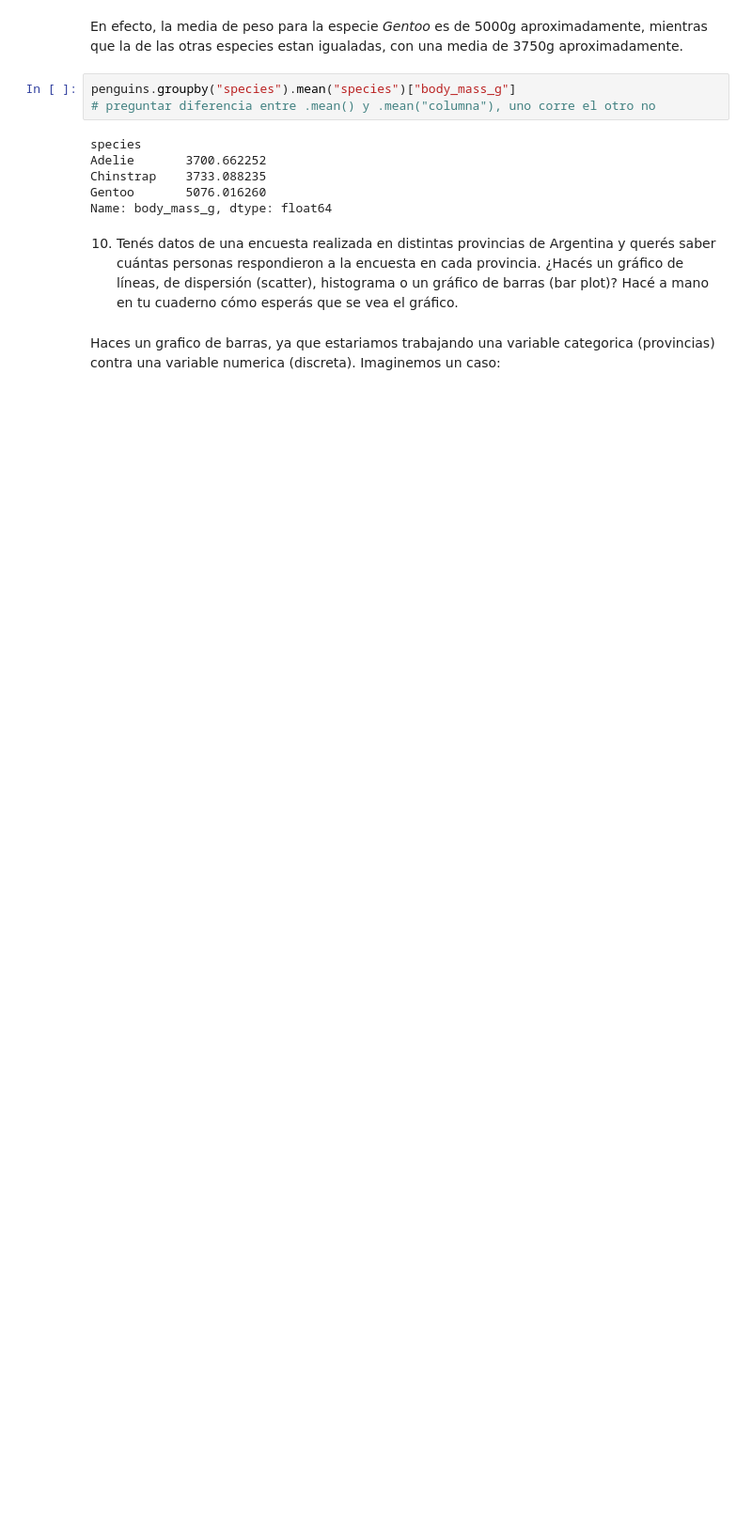
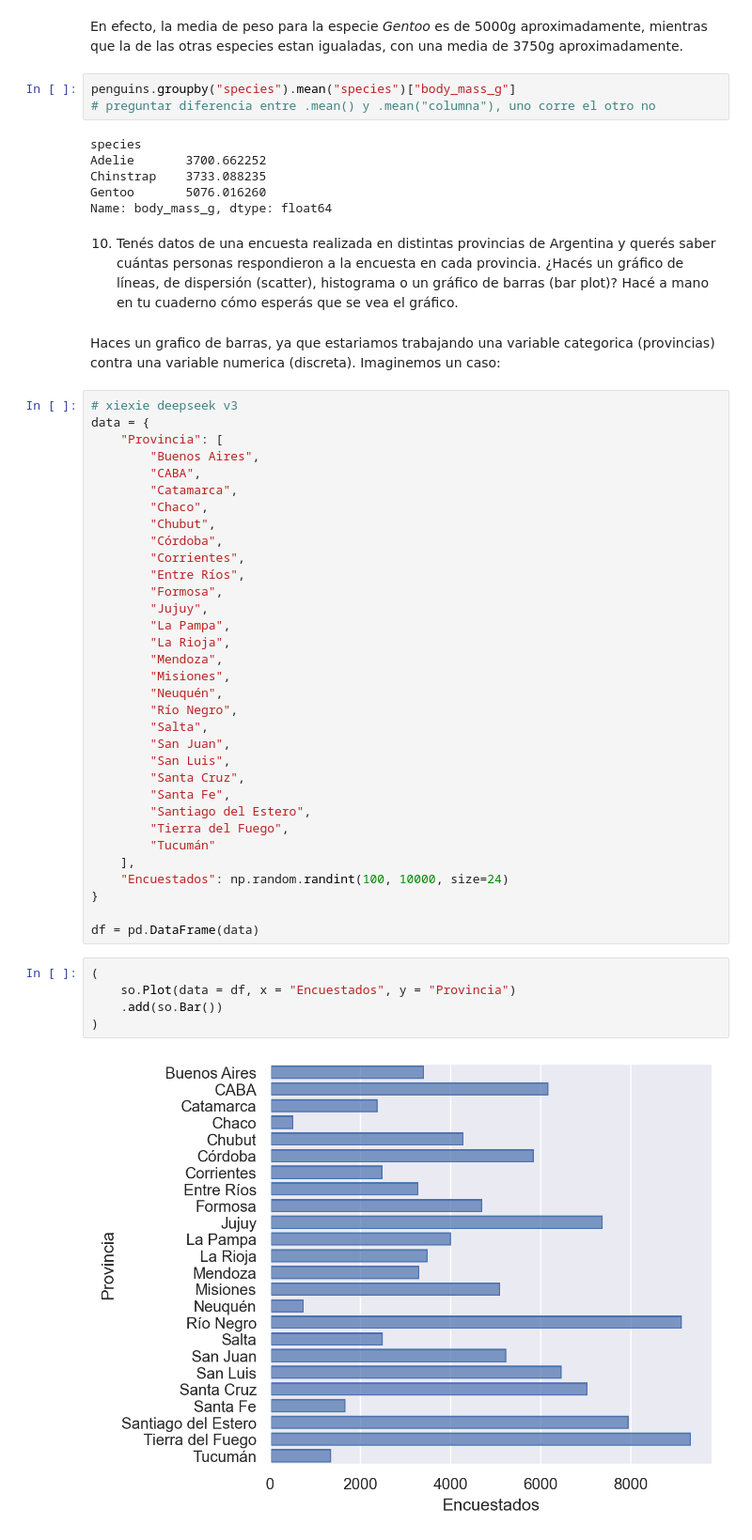
Before and after one commit to lmendezayl/uba-ldd-ic, a Jupyter notebook: guias/soluciones/practica3.ipynb, the cells around one changed output. Shown at 94% size. Drawn from its saved outputs; the diff is of its cells as text; blank space fills up the shorter version.

```diff
--- a/guias/soluciones/practica3.ipynb
+++ b/guias/soluciones/practica3.ipynb
@@ -340,3 +343,43 @@ cómo esperás que se vea el gráfico.
 # %% [markdown]
 Haces un grafico de barras, ya que estariamos trabajando una variable categorica (provincias) contra una variable numerica (discreta).
 Imaginemos un caso:
+# %%
+# xiexie deepseek v3
+data = {
+    "Provincia": [
+        "Buenos Aires",
+        "CABA",
+        "Catamarca",
+        "Chaco",
+        "Chubut",
+        "Córdoba",
+        "Corrientes",
+        "Entre Ríos",
+        "Formosa",
+        "Jujuy",
+        "La Pampa",
+        "La Rioja",
+        "Mendoza",
+        "Misiones",
+        "Neuquén",
+        "Río Negro",
+        "Salta",
+        "San Juan",
+        "San Luis",
+        "Santa Cruz",
+        "Santa Fe",
+        "Santiago del Estero",
+        "Tierra del Fuego",
+        "Tucumán"
+    ],
+    "Encuestados": np.random.randint(100, 10000, size=24)
+}
+
+df = pd.DataFrame(data)
+# %%
+(
+    so.Plot(data = df, x = "Encuestados", y = "Provincia")
+    .add(so.Bar())
+)
+# %% [output]
+[figure, added]
```
Also changed, not shown: parts of 10 cells of this notebook.
